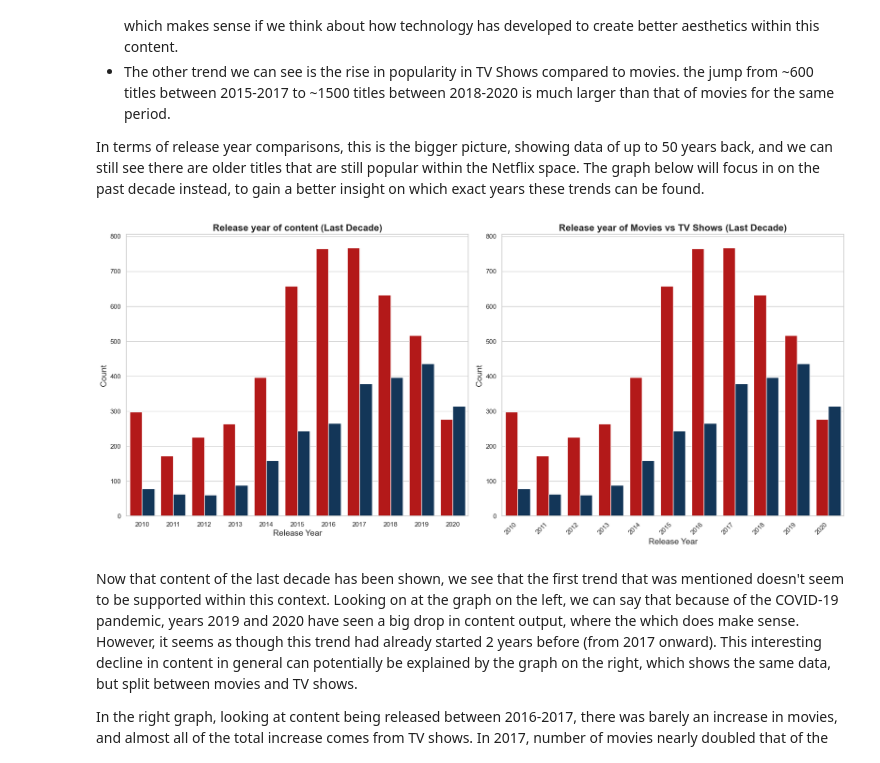
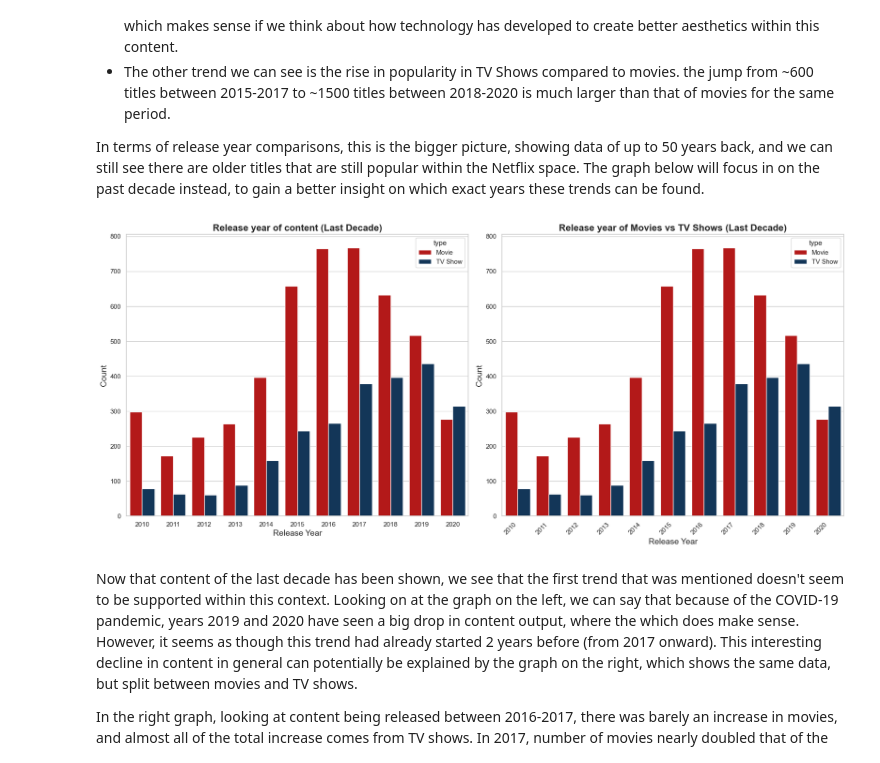
Before and after one commit to samincgs/netflix-show-release-trend-analysis, a Jupyter notebook: Updated-final-project.ipynb, the cells around one changed output. Drawn from its saved outputs; the diff is of its cells as text; code cells hidden in the pictures.

Commit message:
added 2 graphs for best algorithm so far (still need one more graph and descriptions)

```diff
--- a/Updated-final-project.ipynb
+++ b/Updated-final-project.ipynb
@@ -345,37 +345,35 @@ ax1 = sns.countplot(
     x = "release_year_range",
     hue = "type",
     palette = ["#cc0000","#073763"],
     order = bin_labels,
-    ax = axes[0],
-    legend=False
+    ax = axes[0]
 )
 
 ax1.set_title('Release year of content (Last Decade)', fontsize=16, fontweight="bold")
 ax1.set_xlabel('Release Year', fontsize=14) # x-axis title
 plt.xticks(rotation=45, ha='right')
 ax1.set_ylabel('Count', fontsize=14) # y-axis title
 
 # Plot 2: Countplot for release years with hue for content type
 ax2 = sns.countplot(
     data = netflix_data_cleaned,
     x = "release_year_range",
     hue = "type",
     palette = ["#cc0000","#073763"],
     order = bin_labels,
     ax = axes[1],
-    legend=False
 )
 
 ax2.set_title('Release year of Movies vs TV Shows (Last Decade)', fontsize=16, fontweight="bold")
 ax2.set_xlabel('Release Year', fontsize=14) # x-axis title
 plt.xticks(rotation=45, ha='right')
 ax2.set_ylabel('Count', fontsize=14) # y-axis title
 
 # Adjust layout
 plt.tight_layout()
 plt.show()
 # %% [output]
-[figure, old version]
+[figure, new version]
 # %% [markdown]
 Now that content of the last decade has been shown, we see that the first trend that was mentioned doesn't seem to be supported within this context. Looking on at the graph on the left, we can say that because of the COVID-19 pandemic, years 2019 and 2020 have seen a big drop in content output, where the which does make sense. However, it seems as though this trend had already started 2 years before (from 2017 onward). This interesting decline in content in general can potentially be explained by the graph on the right, which shows the same data, but split between movies and TV shows.<br>
 
```
Also changed, not shown: parts of 8 cells of this notebook.
